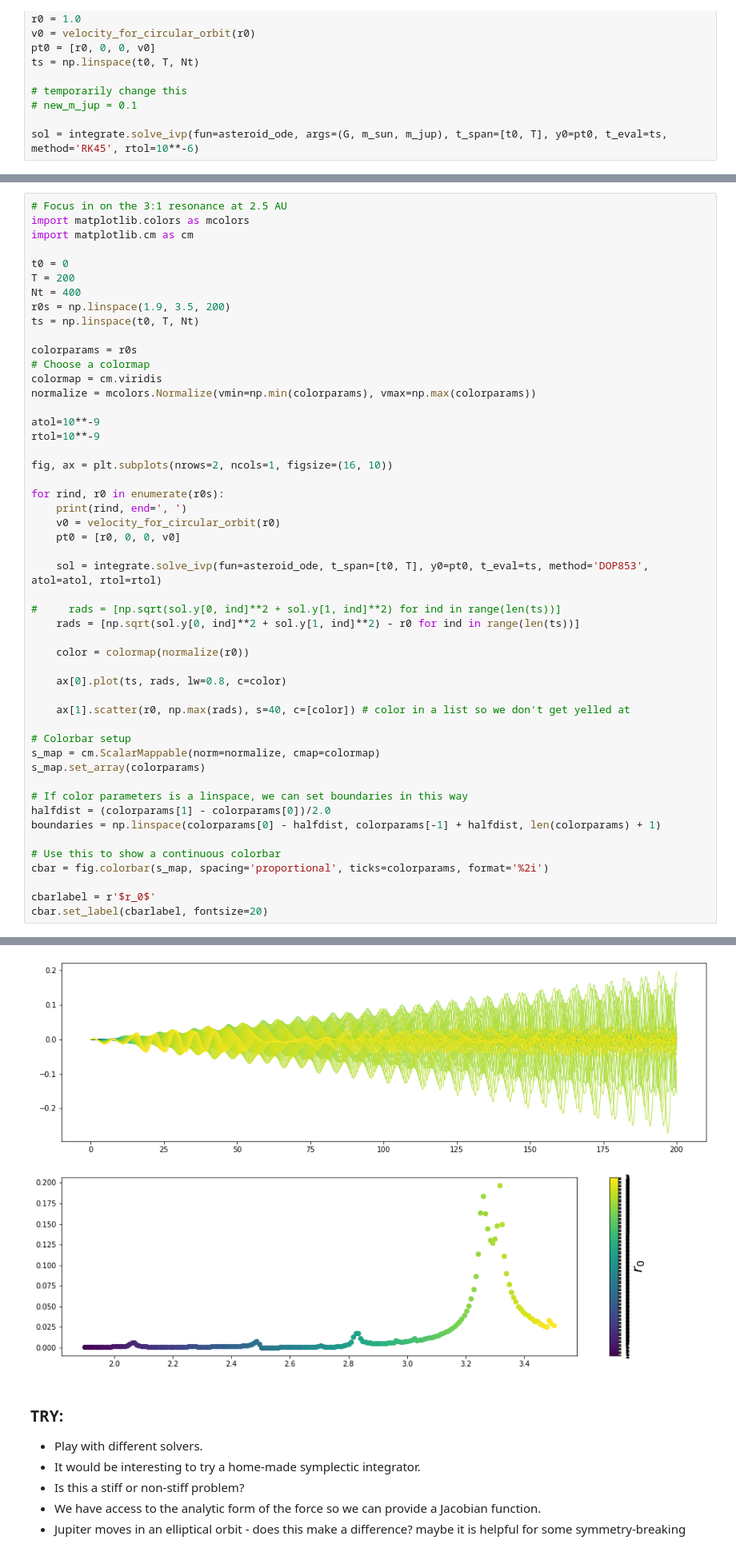
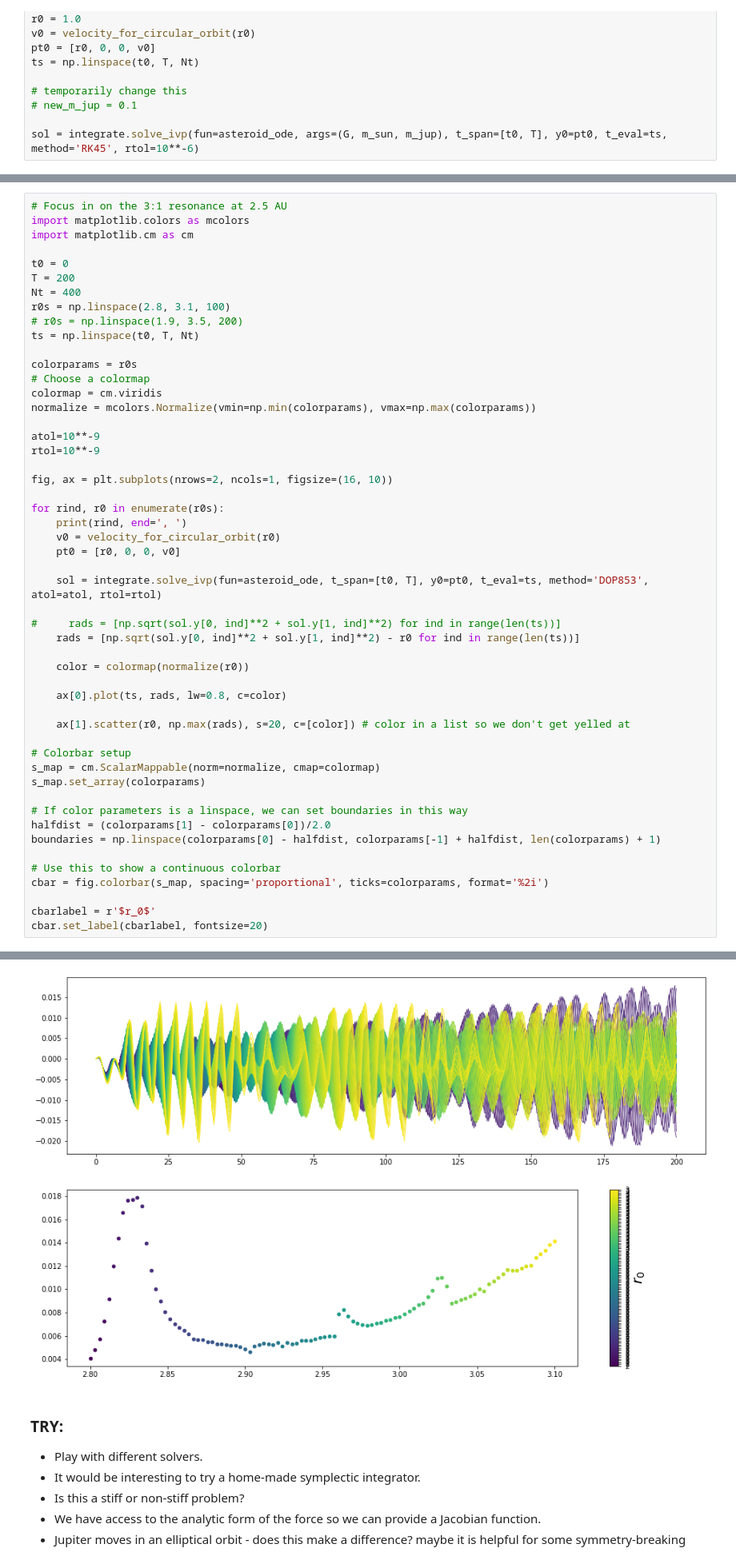
Before and after one commit to mohnjahoney/REU_physics, a Jupyter notebook: kirkwood_gaps/kirkwood.ipynb, the cells around one changed output, grey strips where cells are left out. Shown at 80% size. Cells and saved outputs as stored; diff of their text form.

```diff
--- a/kirkwood_gaps/kirkwood.ipynb
+++ b/kirkwood_gaps/kirkwood.ipynb
@@ -281,7 +278,8 @@ import matplotlib.cm as cm
 t0 = 0
 T = 200
 Nt = 400
-r0s = np.linspace(1.9, 3.5, 200)
+r0s = np.linspace(2.8, 3.1, 100)
+# r0s = np.linspace(1.9, 3.5, 200)
 ts = np.linspace(t0, T, Nt)
 
 colorparams = r0s
@@ -297,35 +295,35 @@ fig, ax = plt.subplots(nrows=2, ncols=1, figsize=(16, 10))
 for rind, r0 in enumerate(r0s):
     print(rind, end=', ')
     v0 = velocity_for_circular_orbit(r0)
     pt0 = [r0, 0, 0, v0]
 
     sol = integrate.solve_ivp(fun=asteroid_ode, t_span=[t0, T], y0=pt0, t_eval=ts, method='DOP853', atol=atol, rtol=rtol)
 
 #     rads = [np.sqrt(sol.y[0, ind]**2 + sol.y[1, ind]**2) for ind in range(len(ts))]
     rads = [np.sqrt(sol.y[0, ind]**2 + sol.y[1, ind]**2) - r0 for ind in range(len(ts))]
 
     color = colormap(normalize(r0))
 
     ax[0].plot(ts, rads, lw=0.8, c=color)
 
-    ax[1].scatter(r0, np.max(rads), s=40, c=[color]) # color in a list so we don't get yelled at
+    ax[1].scatter(r0, np.max(rads), s=20, c=[color]) # color in a list so we don't get yelled at
 
 # Colorbar setup
 s_map = cm.ScalarMappable(norm=normalize, cmap=colormap)
 s_map.set_array(colorparams)
 
 # If color parameters is a linspace, we can set boundaries in this way
 halfdist = (colorparams[1] - colorparams[0])/2.0
 boundaries = np.linspace(colorparams[0] - halfdist, colorparams[-1] + halfdist, len(colorparams) + 1)
 
 # Use this to show a continuous colorbar
 cbar = fig.colorbar(s_map, spacing='proportional', ticks=colorparams, format='%2i')
 
 cbarlabel = r'$r_0$'
 cbar.set_label(cbarlabel, fontsize=20)
 # %% [output]
 0, 1, 2, 3, 4, 5, 6, 7, 8, 9, 10, 11, 12, 13, 14, 15, 16, 17, 18, 19, 20, 21, 22, 23, 24, 25, 26, 27, 28, 29, 30, 31, 32, 33, 34, 35, 36, 37, 38, 39, 40, 41, 42, 43, 44, 45, 46, 47, 48, 49, 50, 51, 52 ...
-[figure, old version]
+[figure, new version]
 # %% [markdown]
 ### TRY:
 
```
Also changed, not shown: parts of 3 cells of this notebook.
